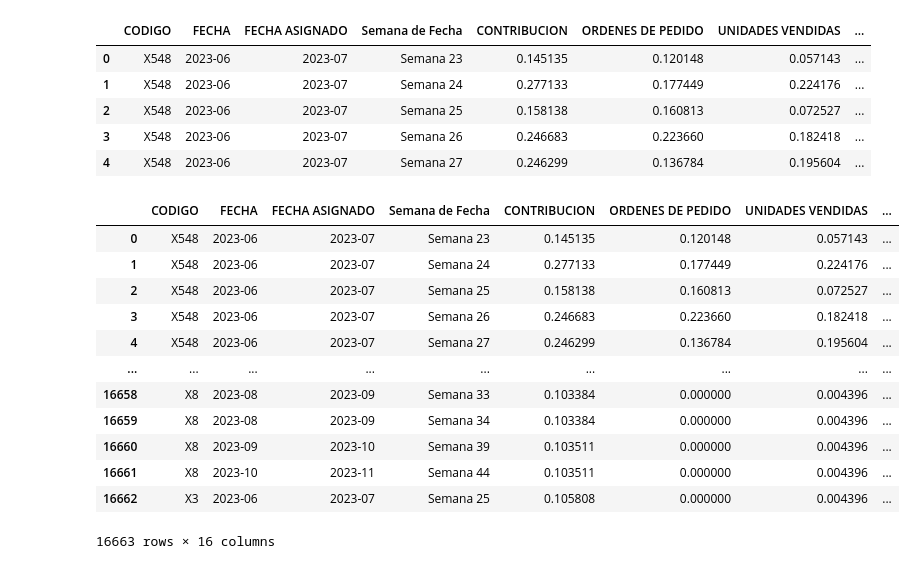
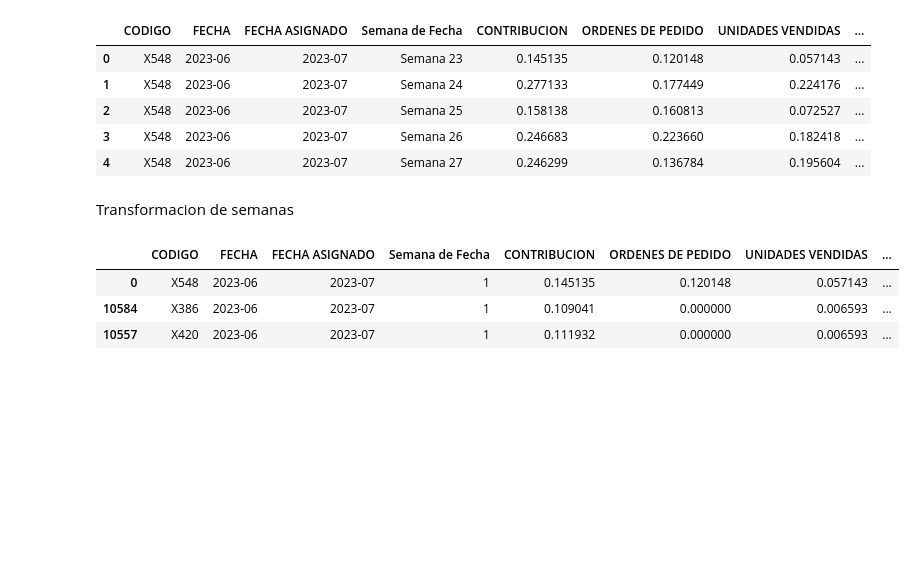
Before and after one commit to christiansakerb/AWS_Random_Forest_Matriz_Boston, a Jupyter notebook: DS_Project.ipynb, the cells around one changed output. Saved outputs shown, nothing was run; the diff lists cells and outputs as text; code cells hidden in the pictures; blank space fills up the shorter version.

Commit message:
Transformación semanas

```diff
--- a/DS_Project.ipynb
+++ b/DS_Project.ipynb
@@ -152,19 +152,25 @@ Ventas_Procesadas.head()
 | 2 | X548 | 2023-06 | 2023-07 | Semana 25 | 0.158138 | 0.160813 | 0.072527 | ... |
 | 3 | X548 | 2023-06 | 2023-07 | Semana 26 | 0.246683 | 0.223660 | 0.182418 | ... |
 | 4 | X548 | 2023-06 | 2023-07 | Semana 27 | 0.246299 | 0.136784 | 0.195604 | ... |
-# %%
-Ventas_Procesadas
-# %% [output]
-|  | CODIGO | FECHA | FECHA ASIGNADO | Semana de Fecha | CONTRIBUCION | ORDENES DE PEDIDO | UNIDADES VENDIDAS | ... |
-| 0 | X548 | 2023-06 | 2023-07 | Semana 23 | 0.145135 | 0.120148 | 0.057143 | ... |
-| 1 | X548 | 2023-06 | 2023-07 | Semana 24 | 0.277133 | 0.177449 | 0.224176 | ... |
-| 2 | X548 | 2023-06 | 2023-07 | Semana 25 | 0.158138 | 0.160813 | 0.072527 | ... |
-| 3 | X548 | 2023-06 | 2023-07 | Semana 26 | 0.246683 | 0.223660 | 0.182418 | ... |
-| 4 | X548 | 2023-06 | 2023-07 | Semana 27 | 0.246299 | 0.136784 | 0.195604 | ... |
-| ... | ... | ... | ... | ... | ... | ... | ... | ... |
-| 16658 | X8 | 2023-08 | 2023-09 | Semana 33 | 0.103384 | 0.000000 | 0.004396 | ... |
-| 16659 | X8 | 2023-08 | 2023-09 | Semana 34 | 0.103384 | 0.000000 | 0.004396 | ... |
-| 16660 | X8 | 2023-09 | 2023-10 | Semana 39 | 0.103511 | 0.000000 | 0.004396 | ... |
-| 16661 | X8 | 2023-10 | 2023-11 | Semana 44 | 0.103511 | 0.000000 | 0.004396 | ... |
-| 16662 | X3 | 2023-06 | 2023-07 | Semana 25 | 0.105808 | 0.000000 | 0.004396 | ... |
-16663 rows × 16 columns
+# %% [markdown]
+Transformacion de semanas
+# %%
+Ventas_Procesadas['Semana de Fecha'] = Ventas_Procesadas['Semana de Fecha'].apply(lambda x: int(x[-2:]))
+Ventas_Procesadas = Ventas_Procesadas.sort_values(by='Semana de Fecha',ascending=True)
+Ventas_Procesadas.head()
+
+Diccionario_semanas_transformacion = {}
+
+for mes in Ventas_Procesadas['FECHA ASIGNADO'].unique():
+    Auxiliar = Ventas_Procesadas[Ventas_Procesadas['FECHA ASIGNADO']==mes]
+    Semanas = Auxiliar['Semana de Fecha'].unique()
+    Semana_nueva = np.arange(0,Semanas.shape[0],1)
+    for indice in Semana_nueva:
+        Diccionario_semanas_transformacion[Semanas[indice]]=Semana_nueva[indice]+1
+Ventas_Procesadas['Semana de Fecha'] = Ventas_Procesadas['Semana de Fecha'].apply(lambda x: Diccionario_semanas_transformacion[x])
+Ventas_Procesadas.head(3)
+# %% [output]
+|  | CODIGO | FECHA | FECHA ASIGNADO | Semana de Fecha | CONTRIBUCION | ORDENES DE PEDIDO | UNIDADES VENDIDAS | ... |
+| 0 | X548 | 2023-06 | 2023-07 | 1 | 0.145135 | 0.120148 | 0.057143 | ... |
+| 10584 | X386 | 2023-06 | 2023-07 | 1 | 0.109041 | 0.000000 | 0.006593 | ... |
+| 10557 | X420 | 2023-06 | 2023-07 | 1 | 0.111932 | 0.000000 | 0.006593 | ... |
```
